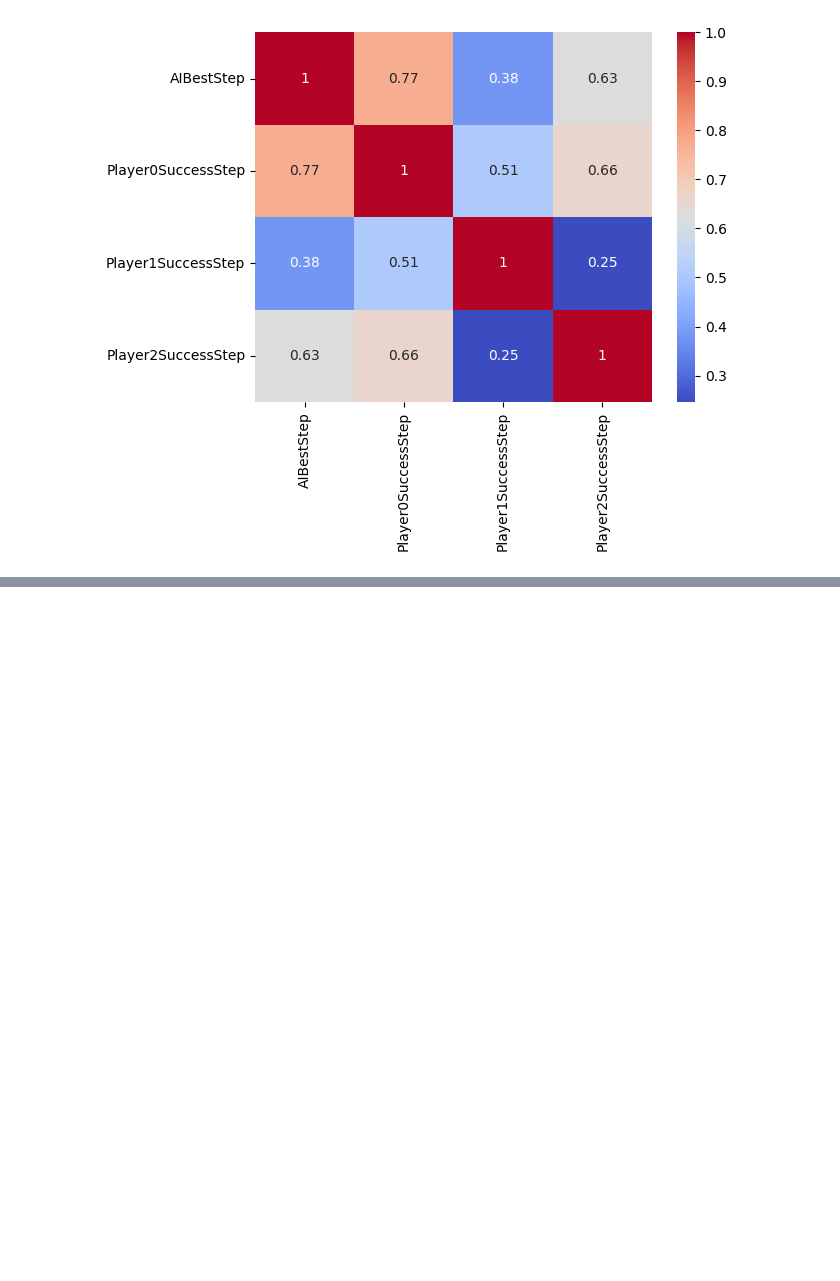
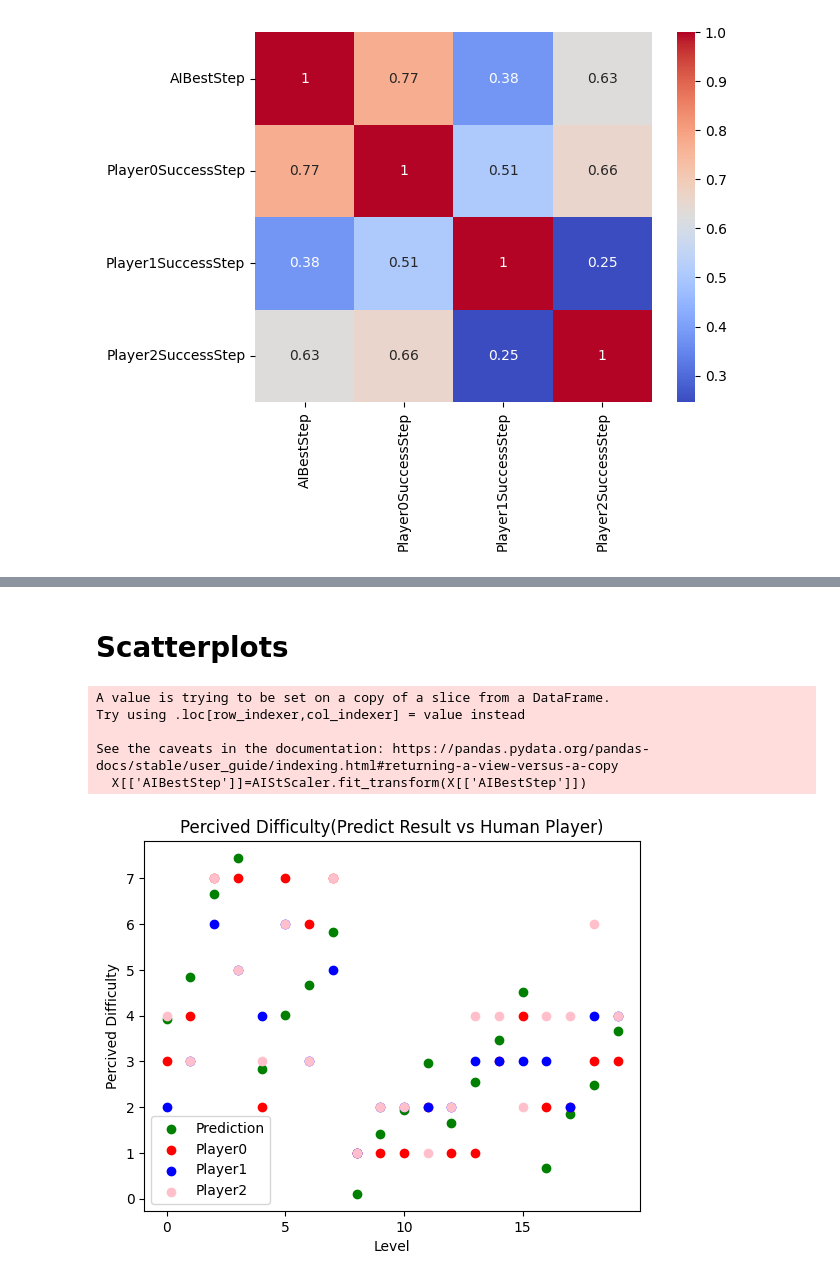
Before and after one commit to LingPeiYu/AaltoThesisDataAnalysis, a Jupyter notebook: AaltoThesisDataAnalysis.ipynb, the cells around one changed output, grey strips where cells are left out. Drawn from its saved outputs; the diff is of its cells as text; code cells hidden in the pictures; blank space fills up the shorter version.

```diff
--- a/AaltoThesisDataAnalysis.ipynb
+++ b/AaltoThesisDataAnalysis.ipynb
@@ -285,6 +262,7 @@ for i in range(0,len(data)):
 
 #sort level data
 LevelData=TestData.drop_duplicates(subset='LevelIndex').sort_values(by='LevelIndex',ascending=True)
+LevelData[['AIBestStep']]=AIStScaler.inverse_transform(LevelData[['AIBestStep']])
 #print(LevelData)
 # %%
 CorData=LevelData[['LevelIndex','AIBestStep']]
@@ -396,7 +374,9 @@ sns.heatmap(corr_matrix, cmap='coolwarm', annot=True)
 <Axes: >
 [figure]
 # %%
-X=LevelData[['AIBestStep','KingCount', 'QueenCount', 'RookCount', 'BishopCount', 'KnightCount', 'PawnCount']].to_numpy()
+X=LevelData[['AIBestStep','KingCount', 'QueenCount', 'RookCount', 'BishopCount', 'KnightCount', 'PawnCount']]
+X[['AIBestStep']]=AIStScaler.fit_transform(X[['AIBestStep']])
+X=X.to_numpy()
 poly = PolynomialFeatures(degree=1)
 X_poly = poly.fit_transform(X)
 y_pred = regrPreDiff.predict(X_poly)
@@ -440,6 +425,8 @@ sns.heatmap(corr_matrix, cmap='coolwarm', annot=True)
 [figure]
 # %%
-X=LevelData[['AIBestStep','KingCount', 'QueenCount', 'RookCount', 'BishopCount', 'KnightCount', 'PawnCount']].to_numpy()
+X=LevelData[['AIBestStep','KingCount', 'QueenCount', 'RookCount', 'BishopCount', 'KnightCount', 'PawnCount']]
+X[['AIBestStep']]=AIStScaler.fit_transform(X[['AIBestStep']])
+X=X.to_numpy()
 poly = PolynomialFeatures(degree=1)
 X_poly = poly.fit_transform(X)
 y_pred = regrAtt.predict(X_poly)
@@ -483 +475,39 @@ sns.heatmap(corr_matrix, cmap='coolwarm', annot=True)
 [figure]
+# %% [markdown]
+# Scatterplots
+# %%
+colors=['green','red','blue','pink']
+# %%
+X=LevelData[['AIBestStep','KingCount', 'QueenCount', 'RookCount', 'BishopCount', 'KnightCount', 'PawnCount']]
+X[['AIBestStep']]=AIStScaler.fit_transform(X[['AIBestStep']])
+X=X.to_numpy()
+poly = PolynomialFeatures(degree=1)
+X_poly = poly.fit_transform(X)
+y_pred = regrPreDiff.predict(X_poly)
+y_pred=PDiffScaler.inverse_transform(y_pred)
+
+xAxis=LevelData['LevelIndex'].to_numpy()
+#print(xAxis)
+
+plt.scatter(xAxis, y_pred, c=colors[0], label='Prediction')  # 绘制第一组散点图，并设置颜色
+
+for i in range(0,len(playerData)):
+  playerCode='Player'+str(i)
+  y=playerData[i][playerCode+'PercivedDifficulty'].to_numpy()
+  plt.scatter(xAxis, y, c=colors[i+1], label=playerCode)
+
+# 创建散点图
+plt.locator_params(axis='x', integer=True)
+plt.locator_params(axis='y', integer=True)
+plt.xlabel('Level')  # 设置横轴标签
+plt.ylabel('Percived Difficulty')  # 设置纵轴标签
+plt.title('Percived Difficulty(Predict Result vs Human Player)')  # 设置图标题
+plt.legend()  # 显示图例
+plt.show()  # 显示图形
+# %% [output]
+A value is trying to be set on a copy of a slice from a DataFrame.
+Try using .loc[row_indexer,col_indexer] = value instead
+
+See the caveats in the documentation: https://pandas.pydata.org/pandas-docs/stable/user_guide/indexing.html#returning-a-view-versus-a-copy
+  X[['AIBestStep']]=AIStScaler.fit_transform(X[['AIBestStep']])
+[figure, added]
```
Also changed, not shown: parts of 15 cells of this notebook.
